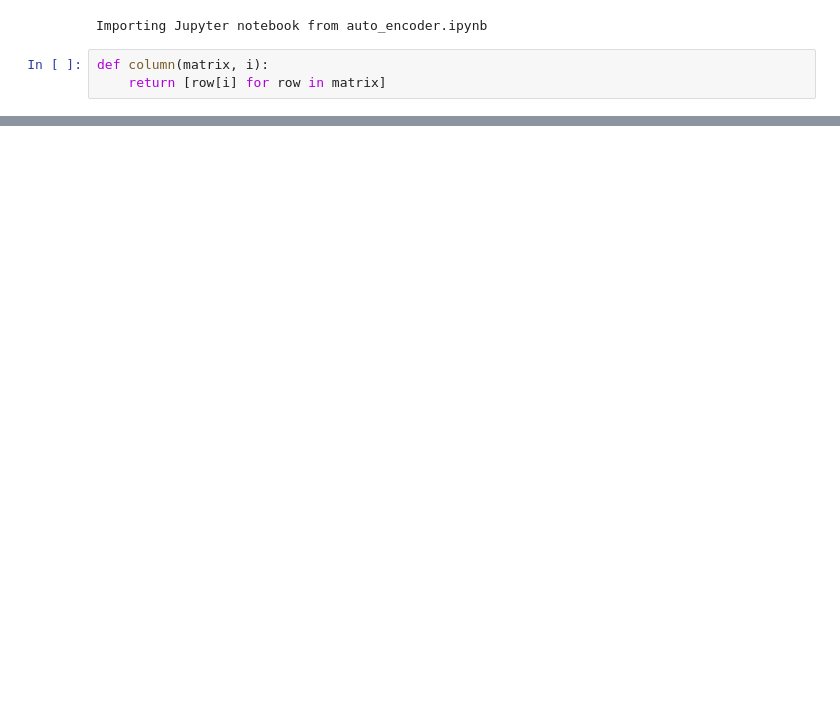
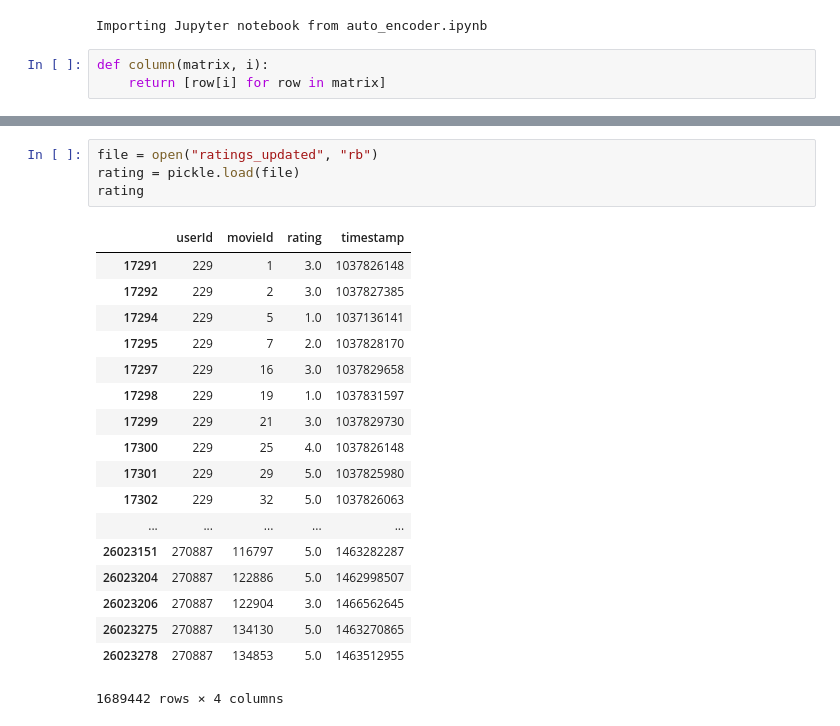
Before and after one commit to keremayoz/RetroMovieRecommender, a Jupyter notebook: src/data_process.ipynb, the cells around one changed output, grey strips where cells are left out. Cells and saved outputs as stored; diff of their text form; blank space fills up the shorter version.

```diff
--- a/src/data_process.ipynb
+++ b/src/data_process.ipynb
@@ -72,0 +79,23 @@ print(np.shape(user_movie))
+# %%
+file = open("ratings_updated", "rb")
+rating = pickle.load(file)
+rating
+# %% [output]
+|  | userId | movieId | rating | timestamp |
+| 17291 | 229 | 1 | 3.0 | 1037826148 |
+| 17292 | 229 | 2 | 3.0 | 1037827385 |
+| 17294 | 229 | 5 | 1.0 | 1037136141 |
+| 17295 | 229 | 7 | 2.0 | 1037828170 |
+| 17297 | 229 | 16 | 3.0 | 1037829658 |
+| 17298 | 229 | 19 | 1.0 | 1037831597 |
+| 17299 | 229 | 21 | 3.0 | 1037829730 |
+| 17300 | 229 | 25 | 4.0 | 1037826148 |
+| 17301 | 229 | 29 | 5.0 | 1037825980 |
+| 17302 | 229 | 32 | 5.0 | 1037826063 |
+| ... | ... | ... | ... | ... |
+| 26023151 | 270887 | 116797 | 5.0 | 1463282287 |
+| 26023204 | 270887 | 122886 | 5.0 | 1462998507 |
+| 26023206 | 270887 | 122904 | 3.0 | 1466562645 |
+| 26023275 | 270887 | 134130 | 5.0 | 1463270865 |
+| 26023278 | 270887 | 134853 | 5.0 | 1463512955 |
+1689442 rows × 4 columns
```
Also changed, not shown: parts of 19 cells of this notebook, 16 other files.
